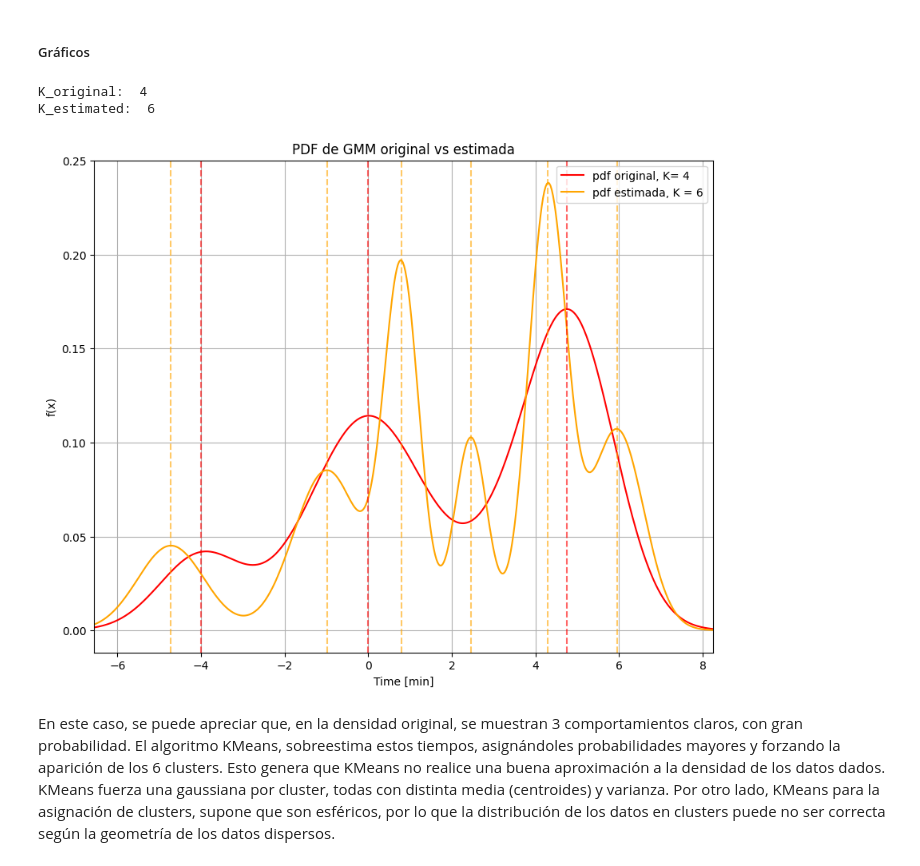
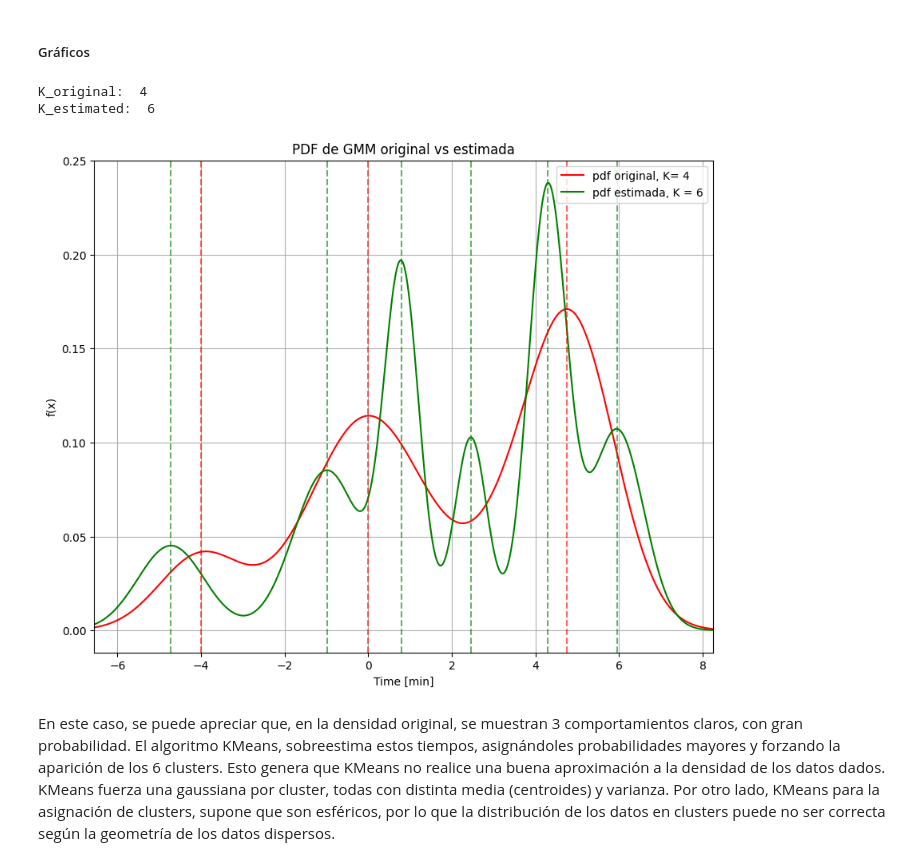
Before and after one commit to Jsar9/Signal-Processing-Workshop, a Jupyter notebook: TPs/TP10/TP10_SARMIENTO_104241.ipynb, the cells around one changed output. Drawn from its saved outputs; the diff is of its cells as text; code cells hidden in the pictures.

```diff
--- a/TPs/TP10/TP10_SARMIENTO_104241.ipynb
+++ b/TPs/TP10/TP10_SARMIENTO_104241.ipynb
@@ -346,7 +346,7 @@ vlines1 = [original_means[0], original_means[1], 4.75]
 vlines2 = means_kmeans.tolist()
 
 color1 = 'red'
-color2 = 'orange'
+color2 = 'green'
 
 plt.figure(figsize=(10,8))
 plt.plot(x_plot,original_pdf, label = f'pdf original, K= {K_original}', color = color1)
@@ -361,34 +361,34 @@ for v in vlines1:
 
 for v in vlines2:
     plt.axvline(v, color=color2, linestyle="--", alpha=0.6)
 
 
 # #### Se especifica que los valores del eje tengan solo 1 decimal
 # plt.gca().xaxis.set_major_formatter(plt.FuncFormatter(lambda x, _: f"{x:.1f}"))
 
 # #### Se colocan los valores para cada una de las medias en el eje de tiempo
 # all_vlines = vlines1+vlines2
 
 # #Se remueven duplicados y se ordena
 # xticks = sorted(list(set(all_vlines)))
 
 # #Se agregan los valores al eje x
 # plt.xticks(xticks)
 
 
 plt.xlabel('Time [min]')
 plt.ylabel('f(x)')
 plt.legend()
 plt.grid()
 plt.xlim([np.min(x_plot),np.max(x_plot)])
 plt.title('PDF de GMM original vs estimada')
 
 print('K_original: ', K_original)
 print('K_estimated: ', K_kmeans)
 # %% [output]
 K_original:  4
 K_estimated:  6
-[figure, old version]
+[figure, new version]
 # %% [markdown]
 En este caso, se puede apreciar que, en la densidad original, se muestran 3 comportamientos claros, con gran probabilidad. El algoritmo KMeans, sobreestima estos tiempos, asignándoles probabilidades mayores y forzando la aparición de los 6 clusters. Esto genera que KMeans no realice una buena aproximación a la densidad de los datos dados. KMeans fuerza una gaussiana por cluster, todas con distinta media (centroides) y varianza. Por otro lado, KMeans para la asignación de clusters, supone que son esféricos, por lo que la distribución de los datos en clusters puede no ser correcta según la geometría de los datos dispersos.
 # %% [markdown]
```
Also changed, not shown: parts of 9 cells of this notebook, 3 other files.
